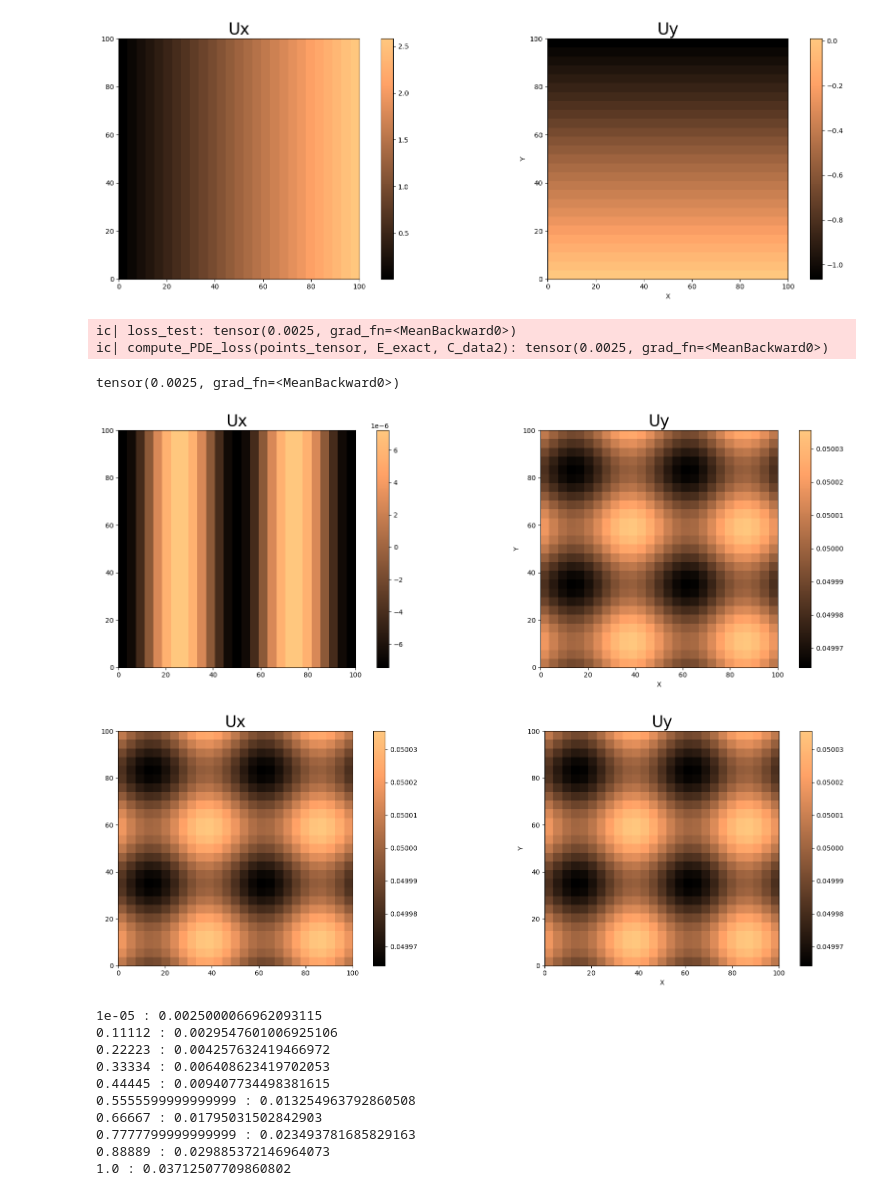
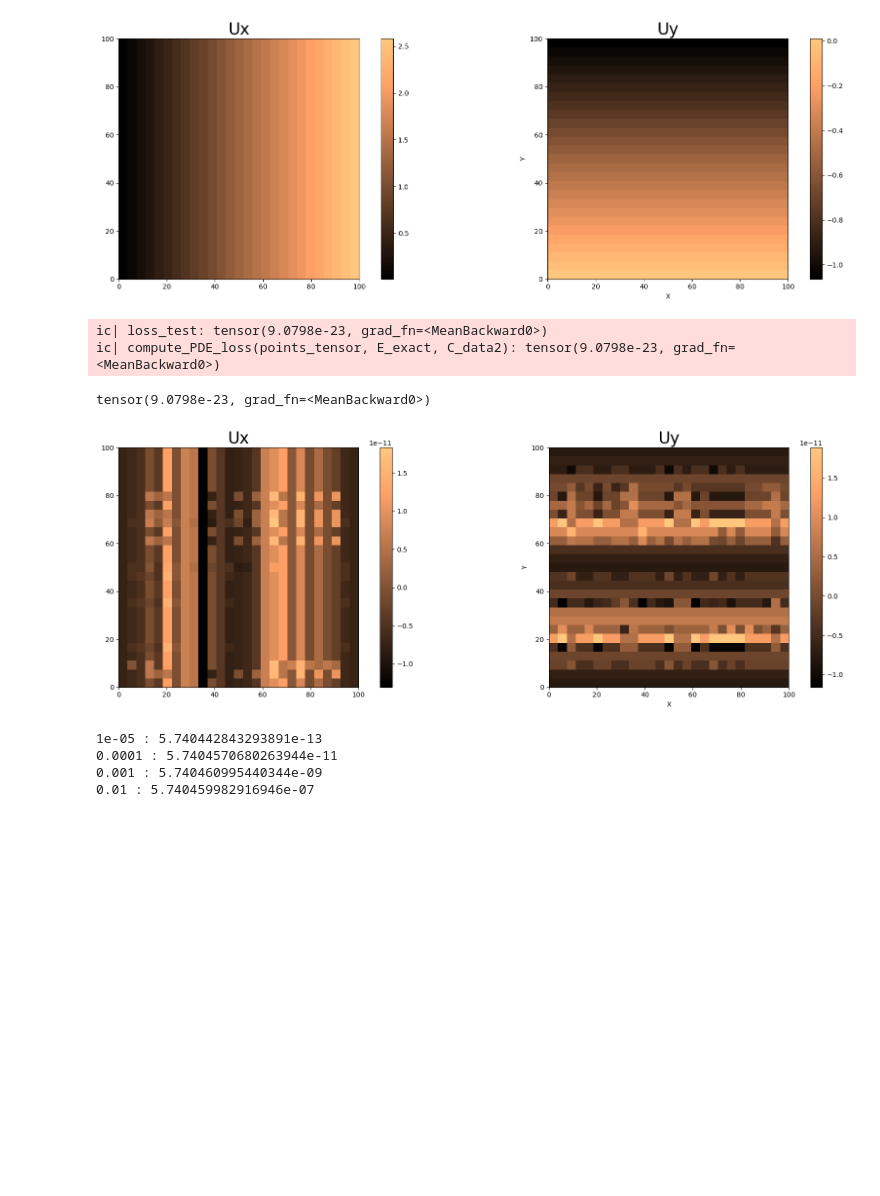
Before and after one commit to bonneted/pinn-cm, a Jupyter notebook: UQ/thin_plate.ipynb, the cells around one changed output. Drawn from its saved outputs; the diff is of its cells as text; code cells hidden in the pictures; blank space fills up the shorter version.

```diff
--- a/UQ/thin_plate.ipynb
+++ b/UQ/thin_plate.ipynb
@@ -258,7 +258,7 @@ def S_nn(E, C11, C33):
 
 def compute_PDE_loss(X, E, C_data,Lmax=100):
 
-    C11, C33, dC11_dx, dC11_dy,dC33_dx, dC33_dy = C_data
+    C11, dC11_dx, dC11_dy,C33,dC33_dx, dC33_dy = C_data
     Exx, Eyy, Exy = E
 
     # Sxx, Syy, Sxy = S_nn(E, C11, C33, Lmax=100)
@@ -276,8 +276,8 @@ def compute_PDE_loss(X, E, C_data,Lmax=100):
     dExy_dx = grad_i(Exy,X,0)
     dExy_dy = grad_i(Exy,X,1)
 
-    Mx = dC11_dx * (Exx - Eyy) + C11 * (dExx_dx - dEyy_dx) - dC33_dx * Eyy - C33 * dEyy_dx + dC33_dy * Exy + C33 * dExy_dy
-    My = dC11_dy * (Exx - Eyy) + C11 * (dExx_dy - dEyy_dy) - dC33_dy * Exx - C33 * dExx_dy + dC33_dx * Exy + C33 * dExy_dx
+    Mx = dC11_dx * (Exx + Eyy) + C11 * (dExx_dx + dEyy_dx) - dC33_dx * Eyy - C33 * dEyy_dx + dC33_dy * Exy + C33 * dExy_dy
+    My = dC11_dy * (Exx + Eyy) + C11 * (dExx_dy + dEyy_dy) - dC33_dy * Exx - C33 * dExx_dy + dC33_dx * Exy + C33 * dExy_dx
 
     return torch.mean(Mx**2 + My**2)
 
@@ -545,7 +545,7 @@ if load_models:
 
 # Training
 batch_size = 1
-opt = ['Adam','LBFGS'][0]
+opt = ['Adam','LBFGS'][1]
 learning_rate = 1e-3
 lambda_bc = 1
 lambda_reg = 5e-10
@@ -698,7 +688,7 @@ fig,ax = plot_field(Ux_exact,Uy_exact)
 from icecream import ic
 N=27
 
-def u_exact(X,delta=1e-4):
+def u_exact(X,delta=1e-10):
     Ux = torch.tensor(0.025712)*X[:,0]+delta*torch.cos(4*np.pi*X[:,0]/Lmax)
     Uy = -0.010741*X[:,1]+delta*torch.cos(4*np.pi*X[:,1]/Lmax)
     return [Ux,Uy]
@@ -707,55 +697,63 @@ Ux_exact, Uy_exact = u_exact(points_tensor)
 E_exact = E_nn((Ux_exact,Uy_exact),points_tensor)
 
 C_data = [C11, torch.tensor(dC11_dx).float().to(device), torch.tensor(dC11_dy).float().to(device), C33, torch.tensor(dC33_dx).float().to(device), torch.tensor(dC33_dy).float().to(device)]
 C11_test, dC11_dx_test, dC11_dy_test, C33_test, dC33_dx_test, dC33_dy_test = C_data
 
 indices = torch.randperm(xi.size(0))[:batch_size]
 C11_batch = C11_test[:,:,indices]
 dC11_dx_batch = dC11_dx_test[:,:,indices]
 dC11_dy_batch = dC11_dy_test[:,:,indices]
 C33_batch = C33_test[:,:,indices]
 dC33_dx_batch = dC33_dx_test[:,:,indices]
 dC33_dy_batch = dC33_dy_test[:,:,indices]
 
 i = 0
 
 C_data2 = [C11_batch[:,:,i], dC11_dx_batch[:,:,i], dC11_dy_batch[:,:,i], C33_batch[:,:,i], dC33_dx_batch[:,:,i], dC33_dy_batch[:,:,i]]
 
 for C_index,C in enumerate(C_data2):
     C_data2[C_index] = C.ravel()
 
 
-loss_C11,loss_C33,loss_dC11_dx,loss_dC11_dy,loss_dC33_dx,loss_dC33_dy = C_data2
+loss_C11,loss_dC11_dx,loss_dC11_dy,loss_C33,loss_dC33_dx,loss_dC33_dy = C_data2
 
 Ex_exact, Ey_exact, Exy_exact = E_exact
-test_Mx = loss_dC11_dx * (Ex_exact - Ey_exact) + loss_C11 * (grad_i(Ex_exact,points_tensor,0) - grad_i(Ey_exact,points_tensor,0)) - loss_dC33_dx * Ey_exact - loss_C33 * grad_i(Ey_exact,points_tensor,0) + loss_dC33_dy * Exy_exact + loss_C33 * grad_i(Exy_exact,points_tensor,1)
-test_My = loss_dC11_dy * (Ex_exact - Ey_exact) + loss_C11 * (grad_i(Ex_exact,points_tensor,1) - grad_i(Ey_exact,points_tensor,1)) - loss_dC33_dy * Ex_exact - loss_C33 * grad_i(Ex_exact,points_tensor,1) + loss_dC33_dx * Exy_exact + loss_C33 * grad_i(Exy_exact,points_tensor,0)
 
+dEx_exact_dx = grad_i(Ex_exact,points_tensor,0)
+dEx_exact_dy = grad_i(Ex_exact,points_tensor,1)
+dEy_exact_dx = grad_i(Ey_exact,points_tensor,0)
+dEy_exact_dy = grad_i(Ey_exact,points_tensor,1)
+dExy_exact_dx = grad_i(Exy_exact,points_tensor,0)
+dExy_exact_dy = grad_i(Exy_exact,points_tensor,1)
+
+test_Mx = loss_dC11_dx * (Ex_exact + Ey_exact) + loss_C11 * dEx_exact_dx - loss_dC33_dx * Ey_exact - loss_C33 * dEy_exact_dx + loss_dC33_dy * Exy_exact + loss_C33 * dExy_exact_dy
+test_My = loss_dC11_dy * (Ex_exact + Ey_exact) + loss_C11 * dEy_exact_dy - loss_dC33_dy * Ex_exact - loss_C33 * dEx_exact_dy + loss_dC33_dx * Exy_exact + loss_C33 * dExy_exact_dx
+
+# test_Mx = loss_dC11_dx * (Ex_exact + Ey_exact) + loss_C11 * (grad_i(Ex_exact,points_tensor,0) + grad_i(Ey_exact,points_tensor,0)) - loss_dC33_dx * Ey_exact - loss_C33 * grad_i(Ey_exact,points_tensor,0) + loss_dC33_dy * Exy_exact + loss_C33 * grad_i(Exy_exact,points_tensor,1)
+# test_My = loss_dC11_dy * (Ex_exact + Ey_exact) + loss_C11 * (grad_i(Ex_exact,points_tensor,1) + grad_i(Ey_exact,points_tensor,1)) - loss_dC33_dy * Ex_exact - loss_C33 * grad_i(Ex_exact,points_tensor,1) + loss_dC33_dx * Exy_exact + loss_C33 * grad_i(Exy_exact,points_tensor,0)
+
+residual_Mx = test_Mx**2
+residual_My = test_My**2
+
+# fig,ax = plot_field(residual_Mx.reshape(N, N).cpu().detach().numpy(),residual_My.reshape(N, N).cpu().detach().numpy())
 fig,ax = plot_field(test_Mx.reshape(N, N).cpu().detach().numpy(),test_My.reshape(N, N).cpu().detach().numpy())
-fig,ax = plot_field(test_My.reshape(N, N).cpu().detach().numpy(),test_My.reshape(N, N).cpu().detach().numpy())
+# fig,ax = plot_field(test_My.reshape(N, N).cpu().detach().numpy(),test_My.reshape(N, N).cpu().detach().numpy())
 
 loss_test = torch.mean(test_Mx**2 + test_My**2)
 ic(loss_test)
 ic(compute_PDE_loss(points_tensor, E_exact, C_data2))
 # %% [output]
-ic| loss_test: tensor(0.0025, grad_fn=<MeanBackward0>)
-ic| compute_PDE_loss(points_tensor, E_exact, C_data2): tensor(0.0025, grad_fn=<MeanBackward0>)
+ic| loss_test: tensor(9.0798e-23, grad_fn=<MeanBackward0>)
+ic| compute_PDE_loss(points_tensor, E_exact, C_data2): tensor(9.0798e-23, grad_fn=<MeanBackward0>)
-tensor(0.0025, grad_fn=<MeanBackward0>)
+tensor(9.0798e-23, grad_fn=<MeanBackward0>)
-[figure, old version]
+[figure, new version]
-[figure, removed]
 # %%
-for delta in np.linspace(1e-5,1,10):
+for delta in [1e-5,1e-4,1e-3,1e-2]:
     Ux_exact, Uy_exact = u_exact(points_tensor,delta=delta)
     E_exact = E_nn((Ux_exact,Uy_exact),points_tensor)
     print(f"{delta} : {compute_PDE_loss(points_tensor, E_exact, C_data2)}")
 # %% [output]
-1e-05 : 0.0025000066962093115
-0.11112 : 0.0029547601006925106
-0.22223 : 0.004257632419466972
-0.33334 : 0.006408623419702053
-0.44445 : 0.009407734498381615
-0.5555599999999999 : 0.013254963792860508
-0.66667 : 0.01795031502842903
-0.7777799999999999 : 0.023493781685829163
-0.88889 : 0.029885372146964073
-1.0 : 0.03712507709860802
+1e-05 : 5.740442843293891e-13
+0.0001 : 5.7404570680263944e-11
+0.001 : 5.740460995440344e-09
+0.01 : 5.740459982916946e-07
```
Also changed, not shown: parts of 3 cells of this notebook.
